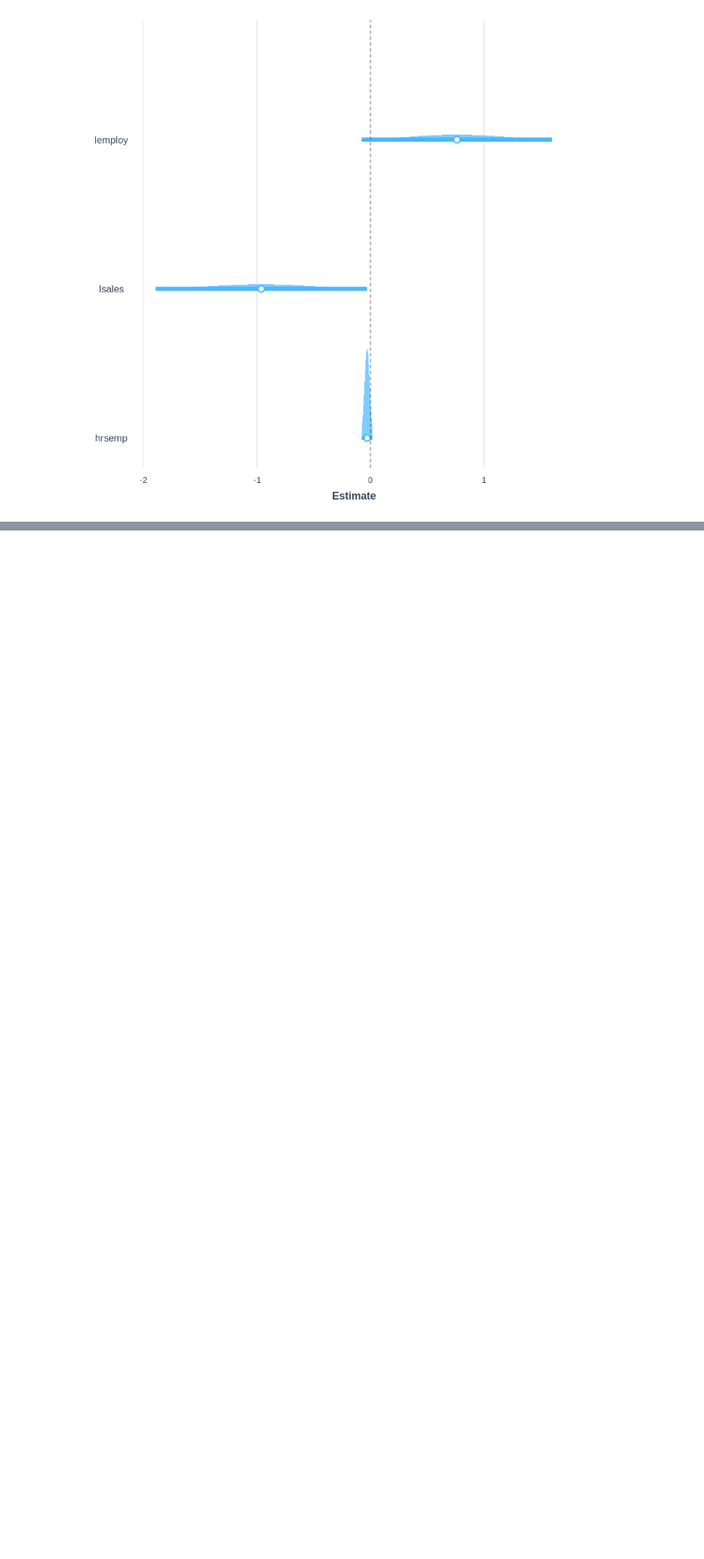
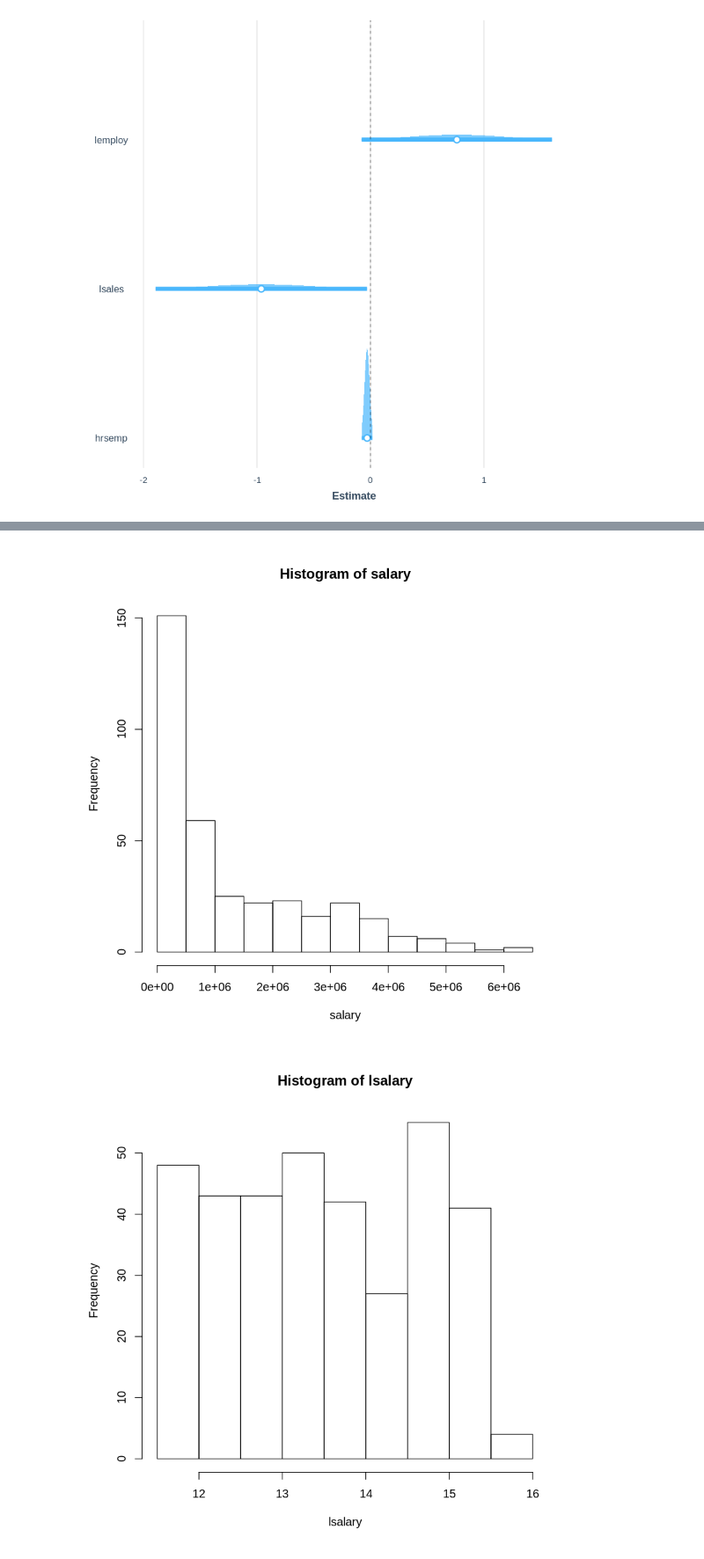
Before and after one commit to jonduan/RIntroEconometrics, a Jupyter notebook: Introductory_Econometrics_wooldridge/Chapter 4 Multiple Regression Analysis Inference.ipynb, the cells around one changed output, grey strips where cells are left out. Shown at 88% size. Cells and saved outputs as stored; diff of their text form; code cells hidden in the pictures; blank space fills up the shorter version.

```diff
--- a/Introductory_Econometrics_wooldridge/Chapter 4 Multiple Regression Analysis Inference.ipynb
+++ b/Introductory_Econometrics_wooldridge/Chapter 4 Multiple Regression Analysis Inference.ipynb
@@ -315,0 +599,17 @@ jtools::plot_coefs(linear_model, scale = TRUE, plot.distributions = TRUE, inner_
+# %%
+# Getting the histograms of salary and lsalary
+
+
+salary <-mlb1$salary
+
+
+hist(salary)
+
+
+lsalary <-mlb1$lsalary
+
+
+hist(lsalary)
+# %% [output]
+[figure, added]
+[figure, added]
```
Also changed, not shown: parts of 78 cells of this notebook, 2 other files.
